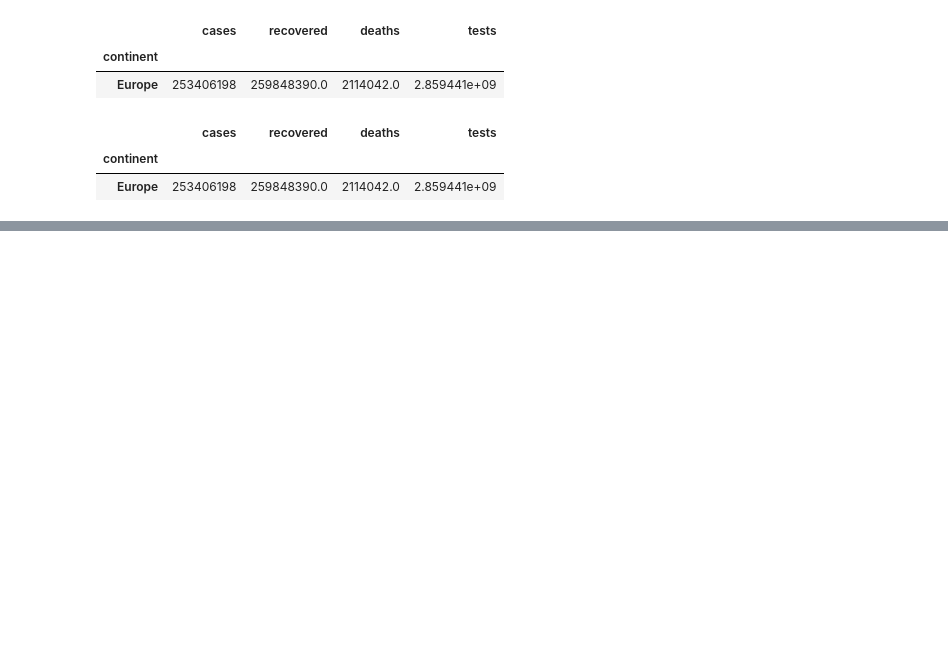
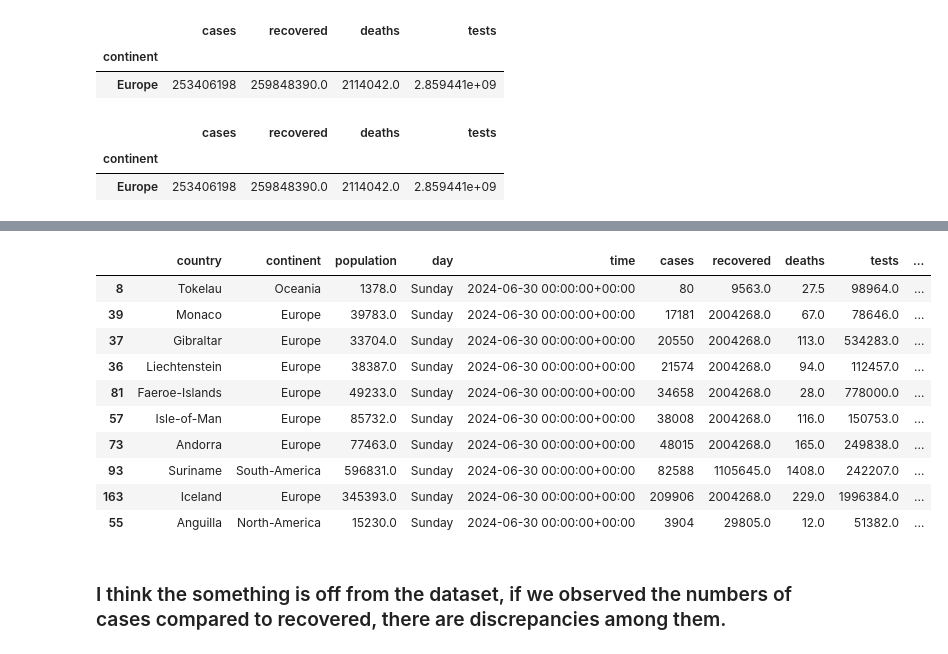
Before and after one commit to MuhammadUtoro/Data-Analytics-Project, a Jupyter notebook: Covid 19 Dataset/notebook/project.ipynb, the cells around one changed output, grey strips where cells are left out. Drawn from its saved outputs; the diff is of its cells as text; code cells hidden in the pictures; blank space fills up the shorter version.

```diff
--- a/Covid 19 Dataset/notebook/project.ipynb
+++ b/Covid 19 Dataset/notebook/project.ipynb
@@ -229,0 +259,17 @@ KeyError: "None of [Index([ 77165.48691043057,  76822.64925920493,  70395.872687
+# %%
+# Top 10 countries with highest recovery rate
+df.sort_values('recovery_rate', ascending=False).head(10)
+# %% [output]
+|  | country | continent | population | day | time | cases | recovered | deaths | tests | ... |
+| 8 | Tokelau | Oceania | 1378.0 | Sunday | 2024-06-30 00:00:00+00:00 | 80 | 9563.0 | 27.5 | 98964.0 | ... |
+| 39 | Monaco | Europe | 39783.0 | Sunday | 2024-06-30 00:00:00+00:00 | 17181 | 2004268.0 | 67.0 | 78646.0 | ... |
+| 37 | Gibraltar | Europe | 33704.0 | Sunday | 2024-06-30 00:00:00+00:00 | 20550 | 2004268.0 | 113.0 | 534283.0 | ... |
+| 36 | Liechtenstein | Europe | 38387.0 | Sunday | 2024-06-30 00:00:00+00:00 | 21574 | 2004268.0 | 94.0 | 112457.0 | ... |
+| 81 | Faeroe-Islands | Europe | 49233.0 | Sunday | 2024-06-30 00:00:00+00:00 | 34658 | 2004268.0 | 28.0 | 778000.0 | ... |
+| 57 | Isle-of-Man | Europe | 85732.0 | Sunday | 2024-06-30 00:00:00+00:00 | 38008 | 2004268.0 | 116.0 | 150753.0 | ... |
+| 73 | Andorra | Europe | 77463.0 | Sunday | 2024-06-30 00:00:00+00:00 | 48015 | 2004268.0 | 165.0 | 249838.0 | ... |
+| 93 | Suriname | South-America | 596831.0 | Sunday | 2024-06-30 00:00:00+00:00 | 82588 | 1105645.0 | 1408.0 | 242207.0 | ... |
+| 163 | Iceland | Europe | 345393.0 | Sunday | 2024-06-30 00:00:00+00:00 | 209906 | 2004268.0 | 229.0 | 1996384.0 | ... |
+| 55 | Anguilla | North-America | 15230.0 | Sunday | 2024-06-30 00:00:00+00:00 | 3904 | 29805.0 | 12.0 | 51382.0 | ... |
+# %% [markdown]
+### I think the something is off from the dataset, if we observed the numbers of cases compared to recovered, there are discrepancies among them.
```
Also changed, not shown: parts of 4 cells of this notebook, 1 other file.
